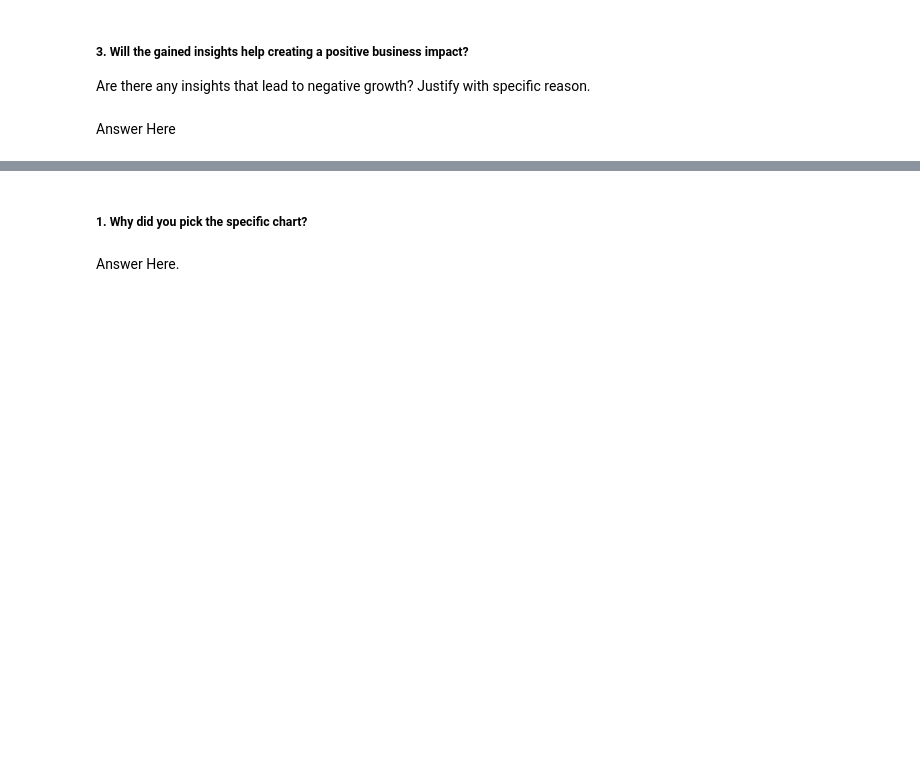
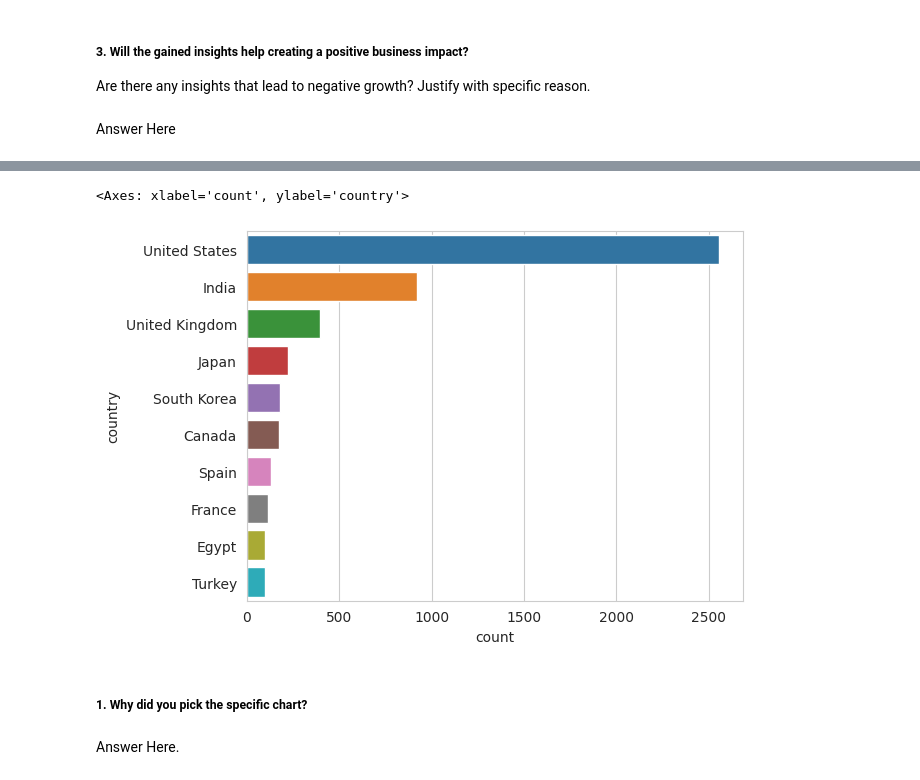
Before and after one commit to Jeetesh-KumarM/CAPSTONE-PROJECT--3--CLUSTERING, a Jupyter notebook: Netflix_Movies_and_TV_Shows_Clustering.ipynb, the cells around one changed output, grey strips where cells are left out. Drawn from its saved outputs; the diff is of its cells as text; code cells hidden in the pictures; blank space fills up the shorter version.

```diff
--- a/Netflix_Movies_and_TV_Shows_Clustering.ipynb
+++ b/Netflix_Movies_and_TV_Shows_Clustering.ipynb
@@ -427,2 +429,4 @@ Answer Here
 # %%
 # Chart - 5 visualization code
+cty=df1[df1['country']!='N/A']
+cty['country'].value_counts()[:10]
@@ -429,3 +445,9 @@ Answer Here
+# %%
+sns.countplot(y=cty['country'],order=cty.country.value_counts().iloc[:10].index)
+#plt.xticks(rotation='vertical')
+# %% [output]
+<Axes: xlabel='count', ylabel='country'>
+[figure, added]
 # %% [markdown]
 ##### 1. Why did you pick the specific chart?
 # %% [markdown]
```
Also changed, not shown: parts of 15 cells of this notebook.
